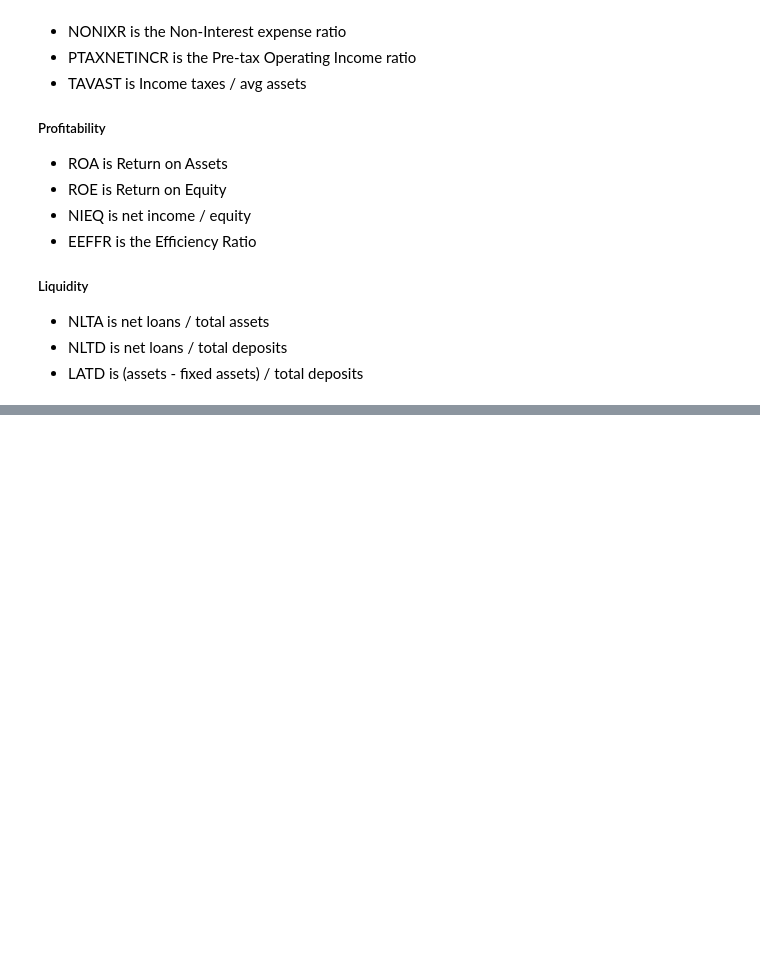
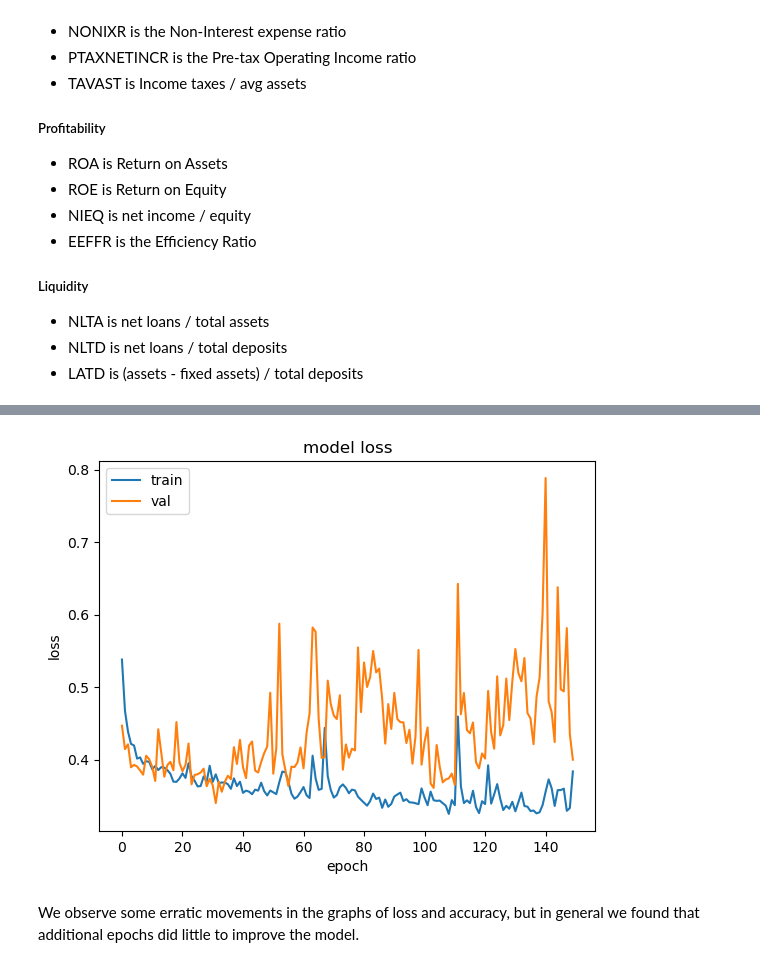
Before and after one commit to joeyio/bank-sentinel, a Jupyter notebook: project_combined.ipynb, the cells around one changed output, grey strips where cells are left out. Cells and saved outputs as stored; diff of their text form; code cells hidden in the pictures; blank space fills up the shorter version.

```diff
--- a/project_combined.ipynb
+++ b/project_combined.ipynb
@@ -395,0 +598,12 @@ class CustomFeatures(BaseEstimator, TransformerMixin):
+# %%
+plt.plot(history6.history['loss'])
+plt.plot(history6.history['val_loss'])
+plt.title('model loss')
+plt.ylabel('loss')
+plt.xlabel('epoch')
+plt.legend(['train', 'val'], loc='upper left')
+plt.show()
+# %% [output]
+[figure, added]
+# %% [markdown]
+We observe some erratic movements in the graphs of loss and accuracy, but in general we found that additional epochs did little to improve the model.
```
Also changed, not shown: parts of 36 cells of this notebook, 6 other files.
